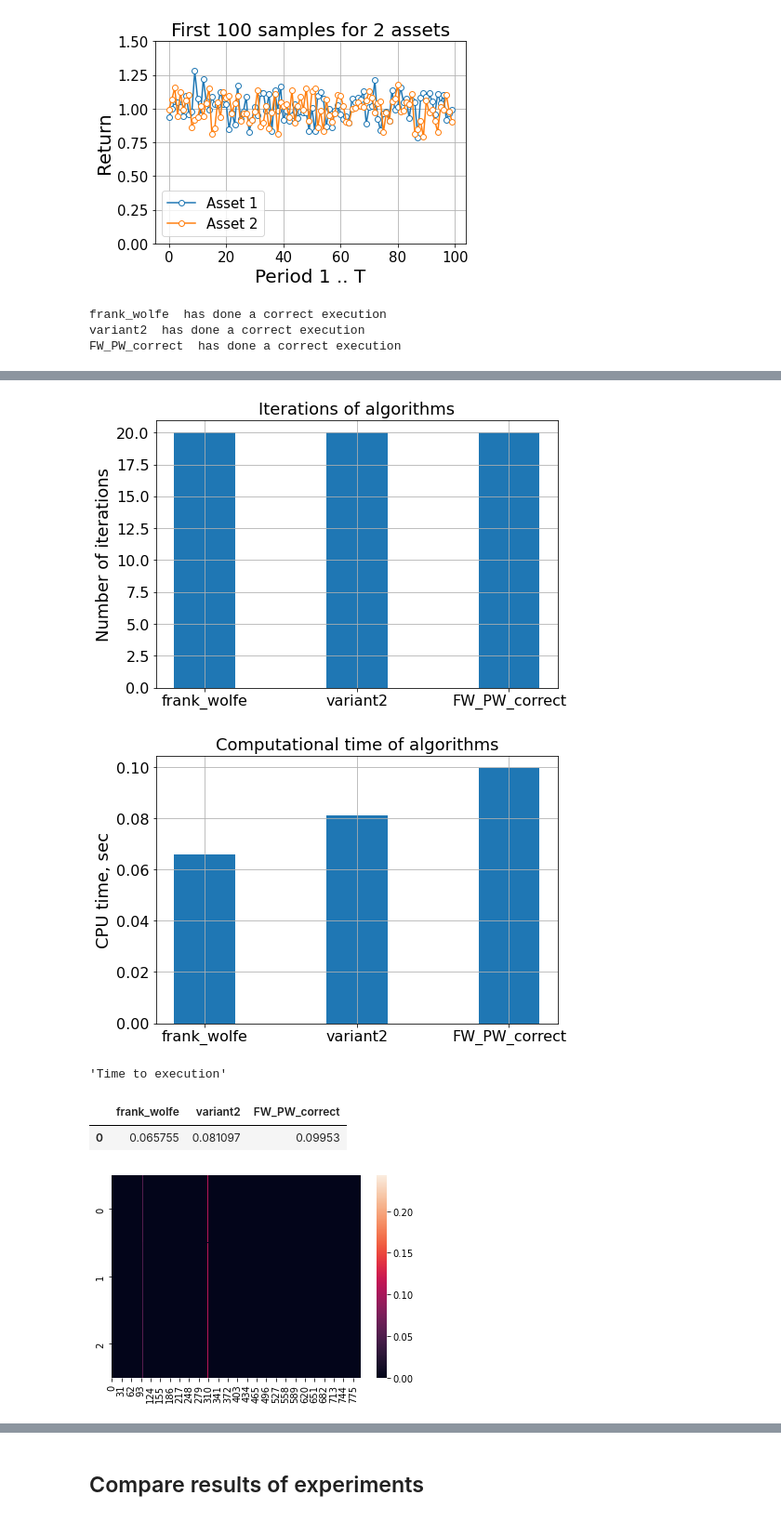
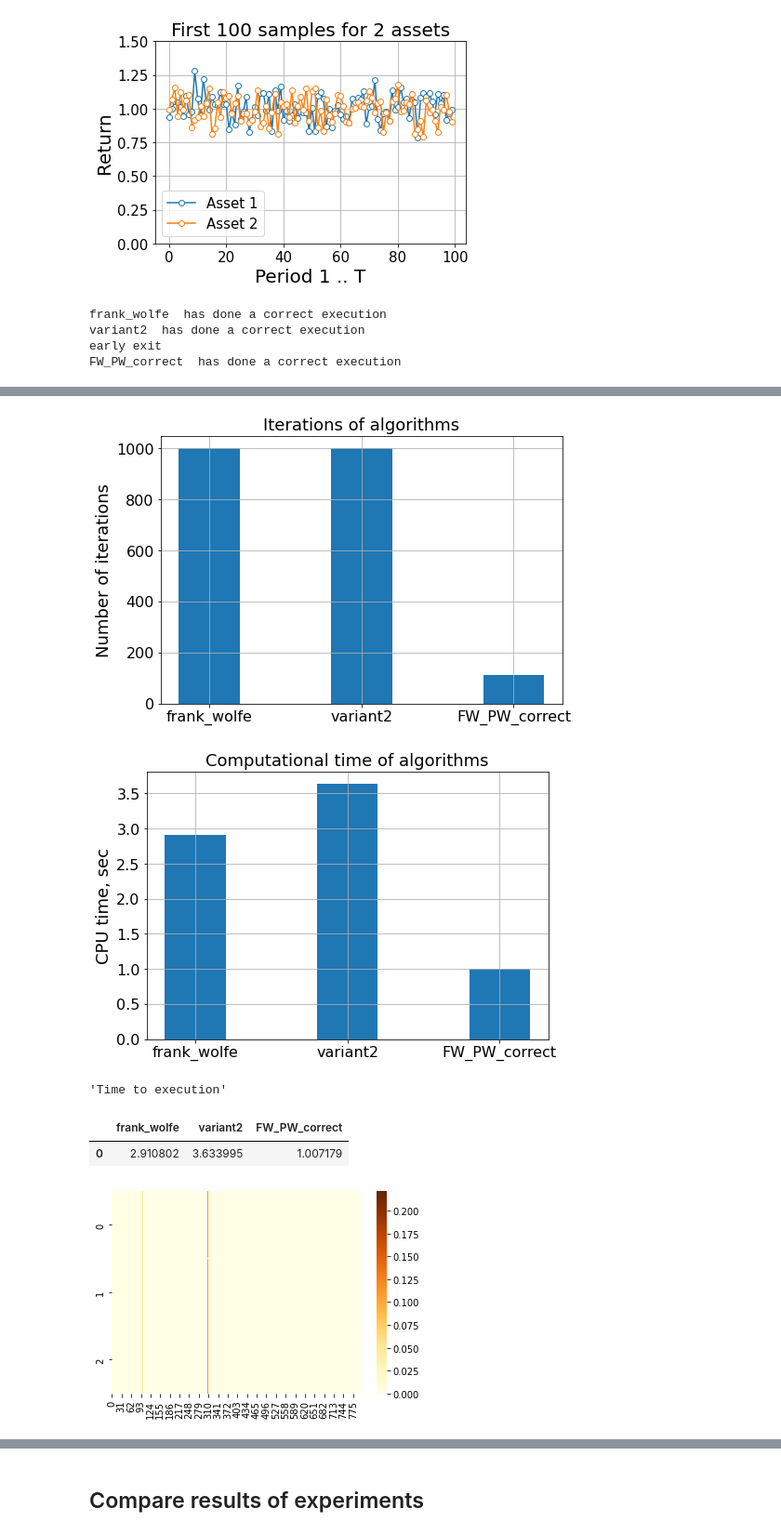
Before and after one commit to PashaIanko/Portfolio-Optimization, a Jupyter notebook: experiments.ipynb, the cells around one changed output, grey strips where cells are left out. Shown at 93% size. Cells and saved outputs as stored; diff of their text form; code cells hidden in the pictures.

```diff
--- a/experiments.ipynb
+++ b/experiments.ipynb
@@ -336,7 +336,7 @@ def run_experiment(n_assets, n_periods, max_iterations, fun):
     )
 
     invest_distributions = np.array([v for v in i.values()])
-    sns.heatmap(invest_distributions)
+    sns.heatmap(invest_distributions, cmap = sns.color_palette("YlOrBr", as_cmap=True))
 
     display('Time to execution', pd.DataFrame(t))
     return i, o, g, t, n_iterations
@@ -344,11 +344,12 @@ def run_experiment(n_assets, n_periods, max_iterations, fun):
 investments_800, objective_func_800, gaps_800, dts_800, n_iterations_800 = run_experiment(
     n_assets = 800,
     n_periods = 1000,
-    max_iterations = 20,
+    max_iterations = 1000,
     fun = [frank_wolfe, variant2, FW_PW_correct]
 )
 # %% [output]
 frank_wolfe  has done a correct execution
 variant2  has done a correct execution
+early exit
 FW_PW_correct  has done a correct execution
 [figure]
@@ -357,9 +358,9 @@ FW_PW_correct  has done a correct execution
-[figure, old version]
+[figure, new version]
-[figure, old version]
+[figure, new version]
 'Time to execution'
 |  | frank_wolfe | variant2 | FW_PW_correct |
-| 0 | 0.065755 | 0.081097 | 0.09953 |
+| 0 | 2.910802 | 3.633995 | 1.007179 |
-[figure, old version]
+[figure, new version]
 # %%
 investments_1200, objective_func_1200, gaps_1200, dts_1200, n_iterations_1200 = run_experiment(
     n_assets = 1200,
```
Also changed, not shown: parts of 8 cells of this notebook.
